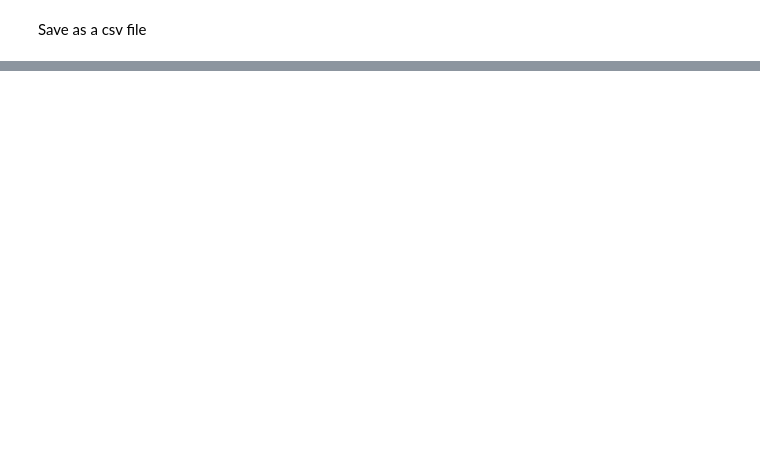
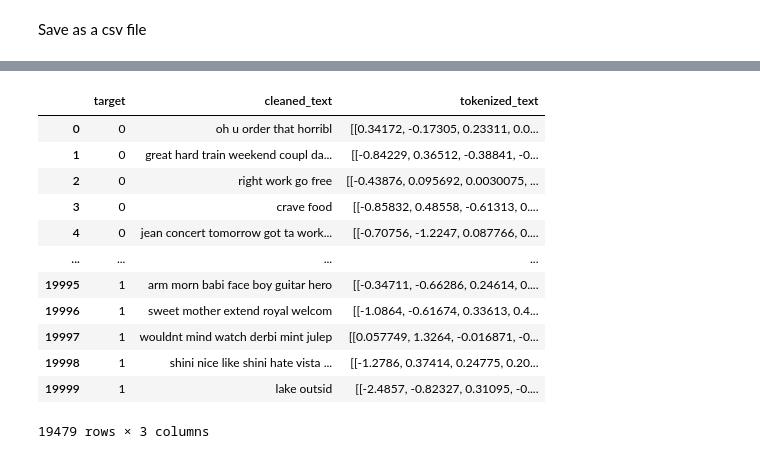
Before and after one commit to edologgerbird/context-capturing-clustering, a Jupyter notebook: final_project.ipynb, the cells around one changed output, grey strips where cells are left out. Saved outputs shown, nothing was run; the diff lists cells and outputs as text; code cells hidden in the pictures; blank space fills up the shorter version.

```diff
--- a/final_project.ipynb
+++ b/final_project.ipynb
@@ -119,6 +122,8 @@ Remove any rows that have missing null values for cleaned text.
 This ensures that the pre-trained model has no issues processing the text.
 # %%
 tweets = tweets.dropna(axis=0)
+# %%
+tweets['target'] = tweets['target'].apply(lambda x: 1 if x==4 else 0)
 # %% [markdown]
 Now, we obtain the phrasal embeddings for each cleaned tweet text in the tweets dataframe.
 We use the GloVe Twitter 25 model, which contains pre-trained GloVe vectors based on 2 billion tweets, 27 billion tokens, and 1.2 million vocabulary.
@@ -146,0 +291,16 @@ tweets.to_csv('tweets.csv')
+# %%
+tweets
+# %% [output]
+|  | target | cleaned_text | tokenized_text |
+| 0 | 0 | oh u order that horribl | [[0.34172, -0.17305, 0.23311, 0.0... |
+| 1 | 0 | great hard train weekend coupl da... | [[-0.84229, 0.36512, -0.38841, -0... |
+| 2 | 0 | right work go free | [[-0.43876, 0.095692, 0.0030075, ... |
+| 3 | 0 | crave food | [[-0.85832, 0.48558, -0.61313, 0.... |
+| 4 | 0 | jean concert tomorrow got ta work... | [[-0.70756, -1.2247, 0.087766, 0.... |
+| ... | ... | ... | ... |
+| 19995 | 1 | arm morn babi face boy guitar hero | [[-0.34711, -0.66286, 0.24614, 0.... |
+| 19996 | 1 | sweet mother extend royal welcom | [[-1.0864, -0.61674, 0.33613, 0.4... |
+| 19997 | 1 | wouldnt mind watch derbi mint julep | [[0.057749, 1.3264, -0.016871, -0... |
+| 19998 | 1 | shini nice like shini hate vista ... | [[-1.2786, 0.37414, 0.24775, 0.20... |
+| 19999 | 1 | lake outsid | [[-2.4857, -0.82327, 0.31095, -0.... |
+19479 rows × 3 columns
```
Also changed, not shown: parts of 14 cells of this notebook, 1 other file.
